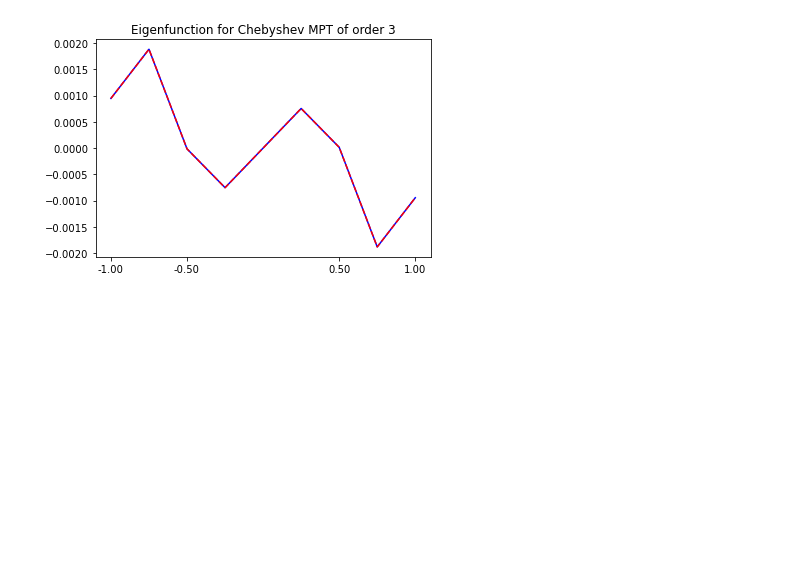
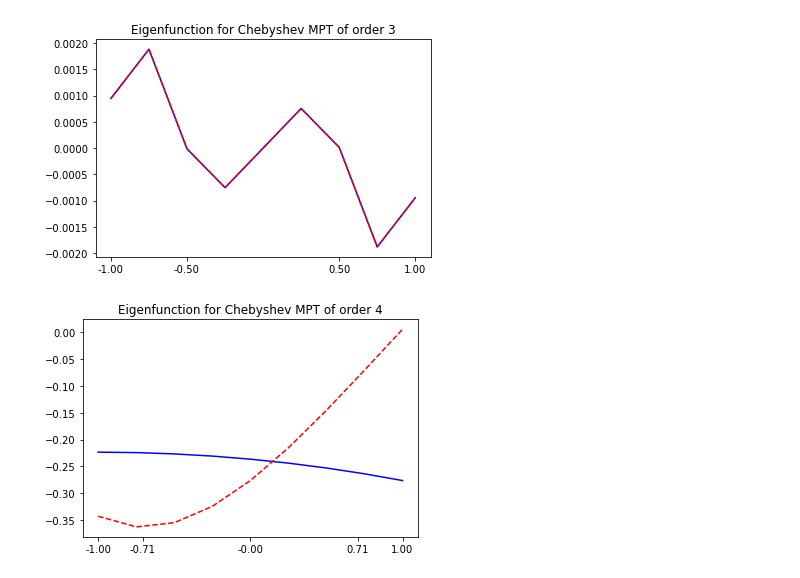
Before and after one commit to michaelgordy/chebyshevMPT, a Jupyter notebook: notebooks/chebyFP.ipynb, the cells around one changed output. Cells and saved outputs as stored; diff of their text form; code cells hidden in the pictures; blank space fills up the shorter version.

```diff
--- a/notebooks/chebyFP.ipynb
+++ b/notebooks/chebyFP.ipynb
@@ -96,3 +96,40 @@ plt.show()
 -0.0007281818181818153
 -0.0007281818181818182
 [figure]
+# %%
+order = 4
+chebym = ChebyshevMPT(order)
+#def pB(x,deg):
+#    r = 2*(2**0.5)
+#    return (sp.bernoulli(2*deg,(1-x)/r) -
+#              deg*sp.euler(2*deg-1,(1-x)/r))
+
+#p = Polynomial([0, 0, 1])
+#d = p.degree()
+#lambdad = 1/(4**d)
+
+#def pB(x):
+#    return x-0.5*(x**2)
+
+def pB(x,deg):
+    return (sp.bernoulli(2*deg,(1-x)/2) -
+              deg*sp.euler(2*deg-1,(1-x)/2))
+
+def g(x):
+    y=(1-x)/2
+    return pB(y,2) - (2/7)*pB(y,1)
+
+Pf = [chebym.FP(g,u1) for u1 in u]
+flam = [g(u1) for u1 in u]
+#flam = [(0.5-0.5*u1)-0.125*(1-u1)**2 for u1 in u]
+#flam = [-lambdad*pB(u1) for u1 in u]
+fig, ax = plt.subplots()
+ax.plot(u,Pf, label='Pf', color='blue')
+ax.plot(u, flam, label='$\\lambda f$', color='red', linestyle="--")
+ax.set_title(f"Eigenfunction for Chebyshev MPT of order {order}")
+ax.set_xticks(chebym.extrema)
+extrstr = ["{:.2f}".format(x) for x in chebym.extrema]
+ax.set_xticklabels(extrstr)
+plt.show()
+# %% [output]
+[figure, added]
```
Also changed, not shown: parts of 1 cell of this notebook, 2 other files.
